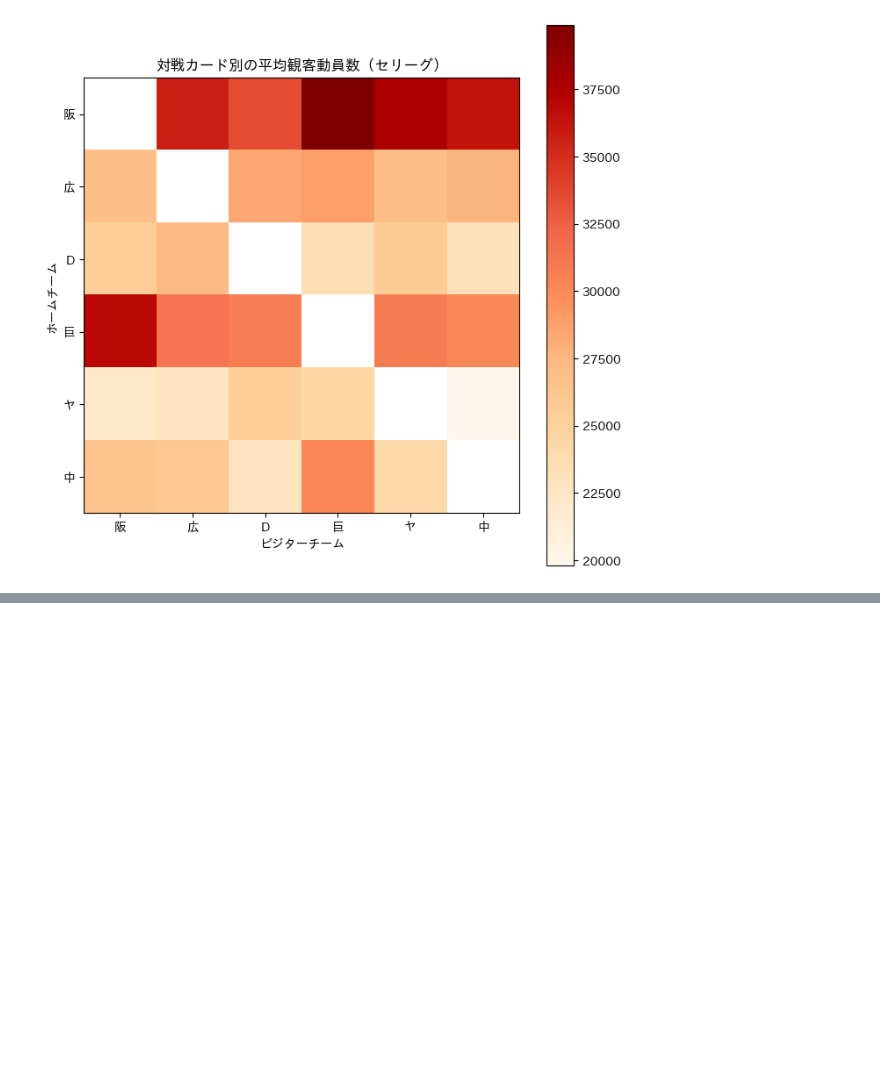
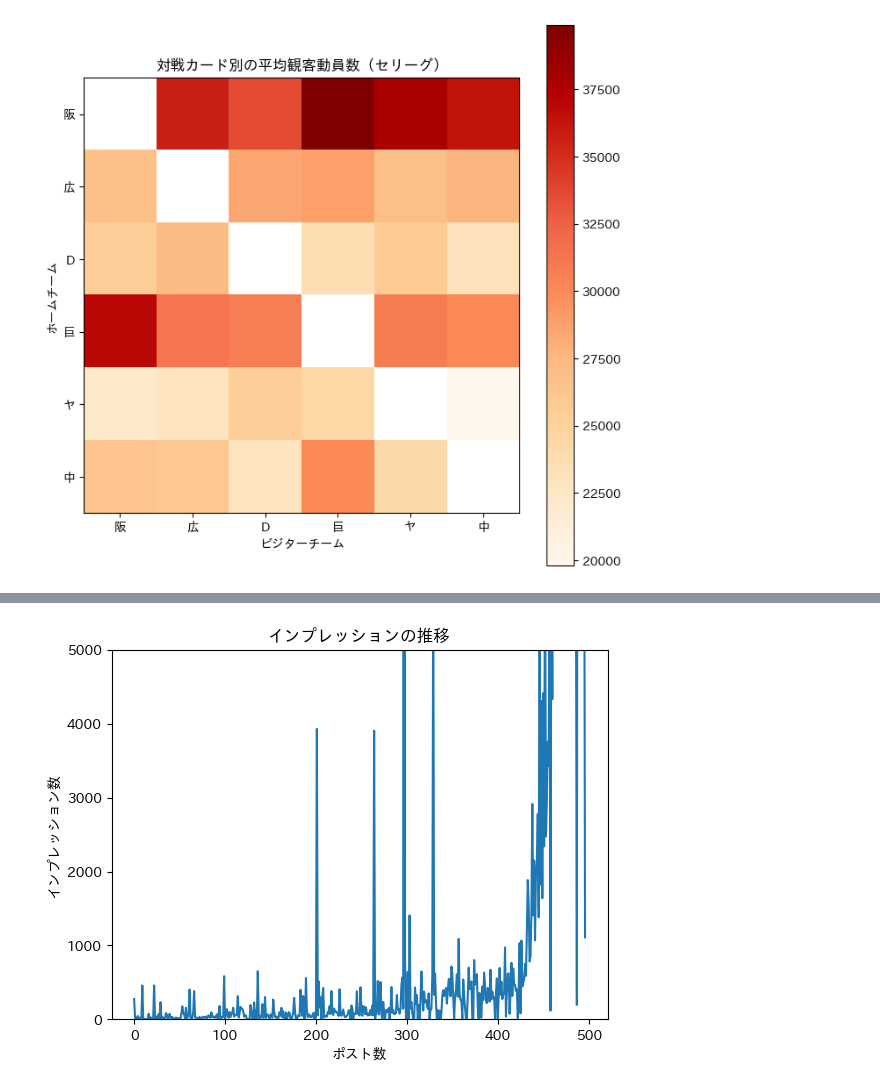
Before and after one commit to hitomitsu50/SportsData_Portfolio, a Jupyter notebook: プロ野球12球団顧客分析.ipynb, the cells around one changed output, grey strips where cells are left out. Drawn from its saved outputs; the diff is of its cells as text; code cells hidden in the pictures; blank space fills up the shorter version.

```diff
--- a/プロ野球12球団顧客分析.ipynb
+++ b/プロ野球12球団顧客分析.ipynb
@@ -245,3 +245,9 @@ plt.ylabel("ホームチーム")
 plt.show()
 # %% [output]
 [figure]
+# %%
+#2025年10月23日
+#SNSに関する分析
+#データの読み込み
+df=pd.read_csv("sample_data/X_data.csv")
+df
@@ -247,0 +268,10 @@ plt.show()
+# %%
+#折れ線グラフの作成
+plt.plot(df["インプレッション"])
+plt.title("インプレッションの推移")
+plt.xlabel("ポスト数")
+plt.ylabel("インプレッション数")
+plt.ylim(0,5000)
+plt.show()
+# %% [output]
+[figure, added]
```
Also changed, not shown: parts of 5 cells of this notebook.
